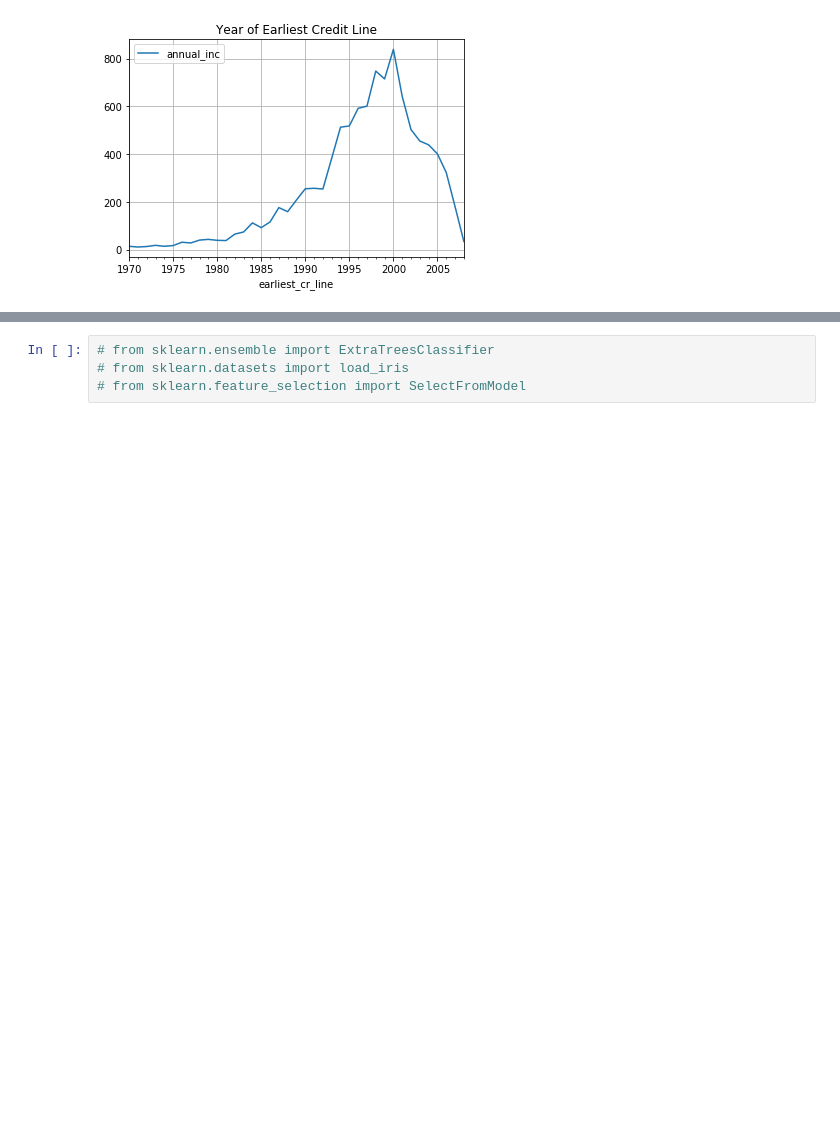
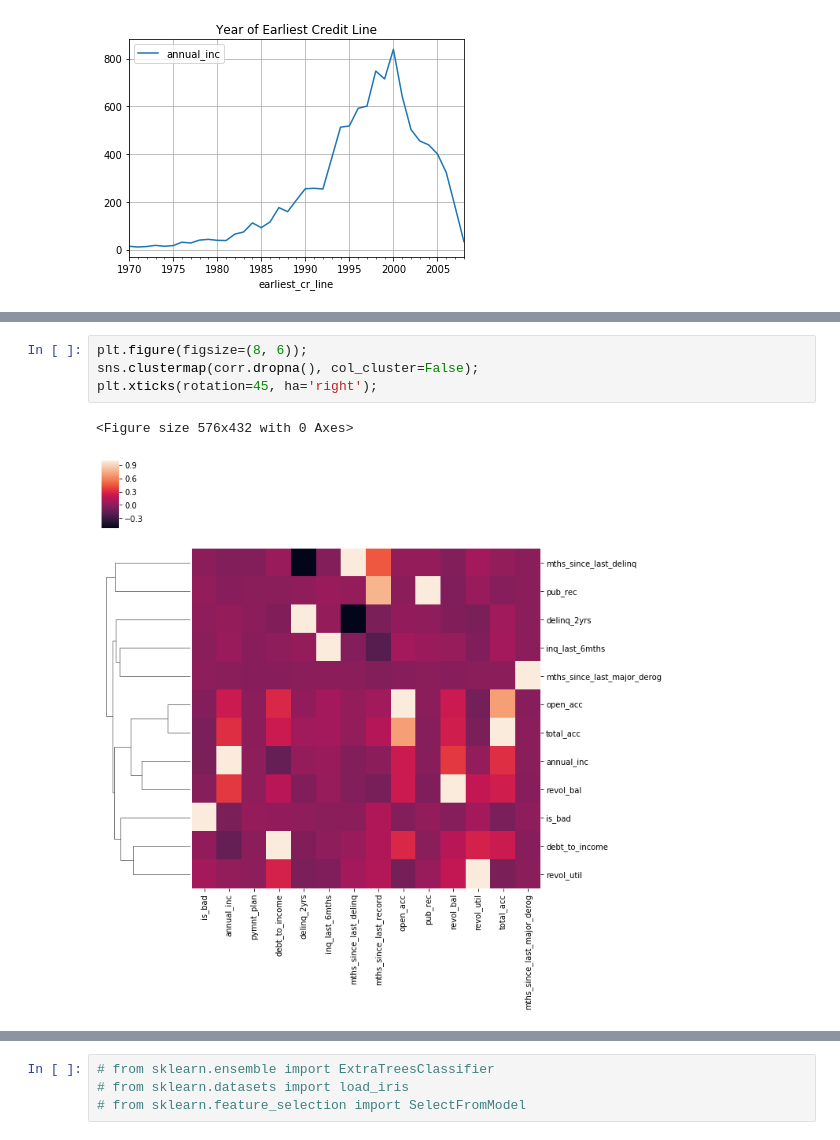
Before and after one commit to bethanymbaker/arch, a Jupyter notebook: notebooks/MavenWave.ipynb, the cells around one changed output, grey strips where cells are left out. Drawn from its saved outputs; the diff is of its cells as text; blank space fills up the shorter version.

```diff
--- a/notebooks/MavenWave.ipynb
+++ b/notebooks/MavenWave.ipynb
@@ -139,3 +208,10 @@ plt.gcf().tight_layout()
+# %%
+plt.figure(figsize=(8, 6));
+sns.clustermap(corr.dropna(), col_cluster=False);
+plt.xticks(rotation=45, ha='right');
+# %% [output]
+<Figure size 576x432 with 0 Axes>
+[figure, added]
 # %%
 corr_2 = corr.unstack().to_frame('value').reset_index()
 corr_2 = corr_2[corr_2.level_0 != corr_2.level_1]
```
Also changed, not shown: parts of 18 cells of this notebook.
